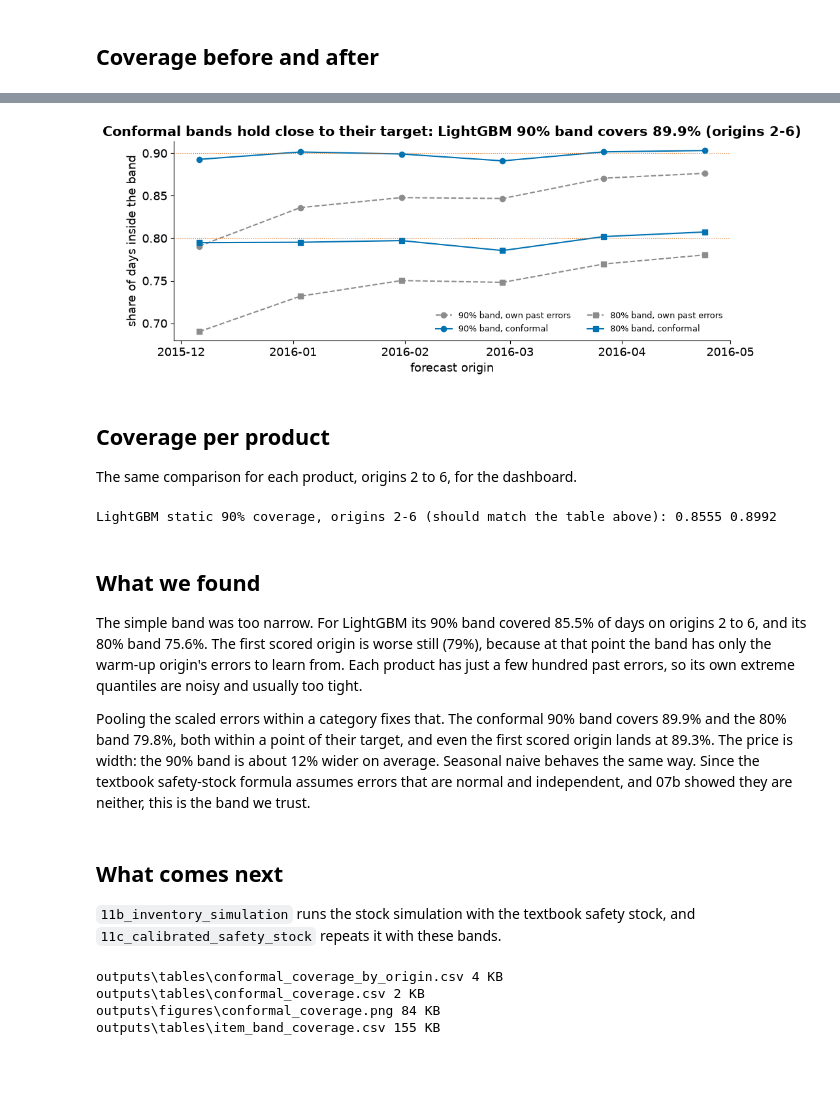
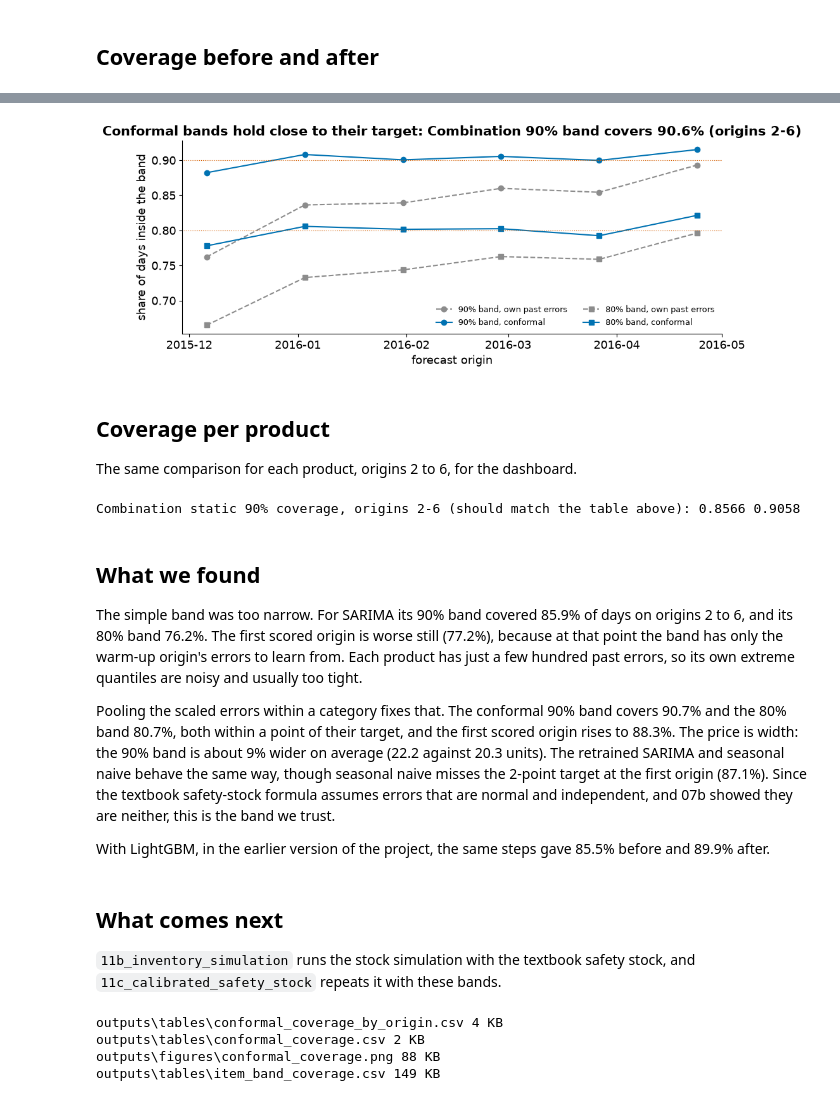
Before and after one commit to anushka-saini/sku-demand-forecasting, a Jupyter notebook: notebooks/11a_uncertainty.ipynb, the cells around one changed output, grey strips where cells are left out. Saved outputs shown, nothing was run; the diff lists cells and outputs as text; code cells hidden in the pictures; blank space fills up the shorter version.

```diff
--- a/notebooks/11a_uncertainty.ipynb
+++ b/notebooks/11a_uncertainty.ipynb
@@ -11,6 +12,8 @@ the quantile that should cover 90%, with the small-sample correction. 11c turns
 # %%
 import sys, warnings
 sys.path.append("../src")
+from config import BEST_NAME
+BEST_SHORT = BEST_NAME.split(" (")[0]      # the best time-series model from 07h, stored as 'best'
 warnings.filterwarnings("ignore")
 
 import numpy as np
@@ -32,7 +35,7 @@ ORIGINS = sorted(fc["origin"].unique())
 EVAL = ORIGINS[1:]
 fc["category"] = fc["item_id"].str.split("_").str[0]
 
-POL = [("lightgbm", "static"), ("lightgbm", "adaptive"), ("seasonal_naive", "static")]
+POL = [("best", "static"), ("best", "adaptive"), ("seasonal_naive", "static")]
 f = fc[fc.set_index(["model", "variant"]).index.isin(POL)].merge(scales, on=["item_id", "origin"])
 f["e"] = f["actual"] - f["forecast"]
 f["r"] = f["e"] / f["mase_scale"]          # errors in units of each product's own MASE scale, so products can be pooled
@@ -104,24 +107,24 @@ cs.round(4)
 | 10 | seasonal_naive | static | 90 | origin 1 (warm-up only) | 20328.0 | 0.7763 | 0.8711 | 19.1008 | ... |
 | 11 | seasonal_naive | static | 90 | origins 2-6 | 101640.0 | 0.8734 | 0.9041 | 23.6798 | ... |
 # %%
-x = cov[(cov["model"] == "lightgbm") & (cov["variant"] == "static")]
+x = cov[(cov["model"] == "best") & (cov["variant"] == "static")]
 fig, ax = plt.subplots(figsize=(10, 4.2))
 for lvl, mk in [(90, "o"), (80, "s")]:
     d = x[x["level"] == lvl]
     ax.plot(d["origin"], d["coverage_before"], marker=mk, ls="--", color="#8C8C8C", label=f"{lvl}% band, own past errors")
     ax.plot(d["origin"], d["coverage_after"], marker=mk, color="#0072B2", label=f"{lvl}% band, conformal")
     ax.axhline(lvl / 100, color="#D55E00", lw=0.8, ls=":")
 ax.set_xlabel("forecast origin")
 ax.set_ylabel("share of days inside the band")
-after90 = cs[(cs["model"] == "lightgbm") & (cs["variant"] == "static") & (cs["level"] == 90) & (cs["origins"] == "origins 2-6")]
-ax.set_title(f"Conformal bands hold close to their target: LightGBM 90% band covers {after90['coverage_after'].iloc[0]:.1%} (origins 2-6)")
+after90 = cs[(cs["model"] == "best") & (cs["variant"] == "static") & (cs["level"] == 90) & (cs["origins"] == "origins 2-6")]
+ax.set_title(f"Conformal bands hold close to their target: {BEST_SHORT} 90% band covers {after90['coverage_after'].iloc[0]:.1%} (origins 2-6)")
 ax.legend(frameon=False, fontsize=9, ncol=2)
 fig.tight_layout()
 fig.savefig(FIGS / "conformal_coverage.png")
 written.append(FIGS / "conformal_coverage.png")
 plt.show()
 # %% [output]
-[figure, old version]
+[figure, new version]
 # %% [markdown]
 ## Coverage per product
 
@@ -146,23 +149,26 @@ cov_items = pd.concat(rows).groupby(["item_id", "model", "variant"], as_index=Fa
     n_days=("inside_before", "size"), coverage90_before=("inside_before", "mean"), coverage90_after=("inside_after", "mean"))
 cov_items.to_csv(TABLES / "item_band_coverage.csv", index=False)
 written.append(TABLES / "item_band_coverage.csv")
-chk = cov_items[(cov_items["model"] == "lightgbm") & (cov_items["variant"] == "static")]
-print("LightGBM static 90% coverage, origins 2-6 (should match the table above):",
+chk = cov_items[(cov_items["model"] == "best") & (cov_items["variant"] == "static")]
+print(f"{BEST_SHORT} static 90% coverage, origins 2-6 (should match the table above):",
       round(np.average(chk["coverage90_before"], weights=chk["n_days"]), 4), round(np.average(chk["coverage90_after"], weights=chk["n_days"]), 4))
 # %% [output]
-LightGBM static 90% coverage, origins 2-6 (should match the table above): 0.8555 0.8992
+Combination static 90% coverage, origins 2-6 (should match the table above): 0.8566 0.9058
 # %% [markdown]
 ## What we found
 
-The simple band was too narrow. For LightGBM its 90% band covered 85.5% of days on origins 2 to 6, and its 80% band
-75.6%. The first scored origin is worse still (79%), because at that point the band has only the warm-up origin's
+The simple band was too narrow. For SARIMA its 90% band covered 85.9% of days on origins 2 to 6, and its 80% band
+76.2%. The first scored origin is worse still (77.2%), because at that point the band has only the warm-up origin's
 errors to learn from. Each product has just a few hundred past errors, so its own extreme quantiles are noisy and
 usually too tight.
 
-Pooling the scaled errors within a category fixes that. The conformal 90% band covers 89.9% and the 80% band 79.8%,
-both within a point of their target, and even the first scored origin lands at 89.3%. The price is width: the 90%
-band is about 12% wider on average. Seasonal naive behaves the same way. Since the textbook safety-stock formula
+Pooling the scaled errors within a category fixes that. The conformal 90% band covers 90.7% and the 80% band 80.7%,
+both within a point of their target, and the first scored origin rises to 88.3%. The price is width: the 90% band is
+about 9% wider on average (22.2 against 20.3 units). The retrained SARIMA and seasonal naive behave the same way,
+though seasonal naive misses the 2-point target at the first origin (87.1%). Since the textbook safety-stock formula
 assumes errors that are normal and independent, and 07b showed they are neither, this is the band we trust.
+
+With LightGBM, in the earlier version of the project, the same steps gave 85.5% before and 89.9% after.
 # %% [markdown]
 ## What comes next
 
@@ -174,5 +180,5 @@ for p in written:
 # %% [output]
 outputs\tables\conformal_coverage_by_origin.csv 4 KB
 outputs\tables\conformal_coverage.csv 2 KB
-outputs\figures\conformal_coverage.png 84 KB
-outputs\tables\item_band_coverage.csv 155 KB
+outputs\figures\conformal_coverage.png 88 KB
+outputs\tables\item_band_coverage.csv 149 KB
```
Also changed, not shown: parts of 3 cells of this notebook, 42 other files.
